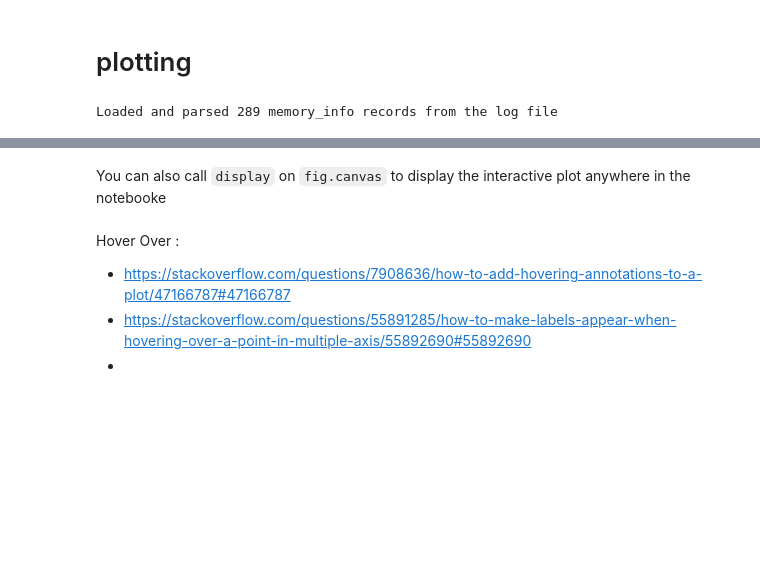
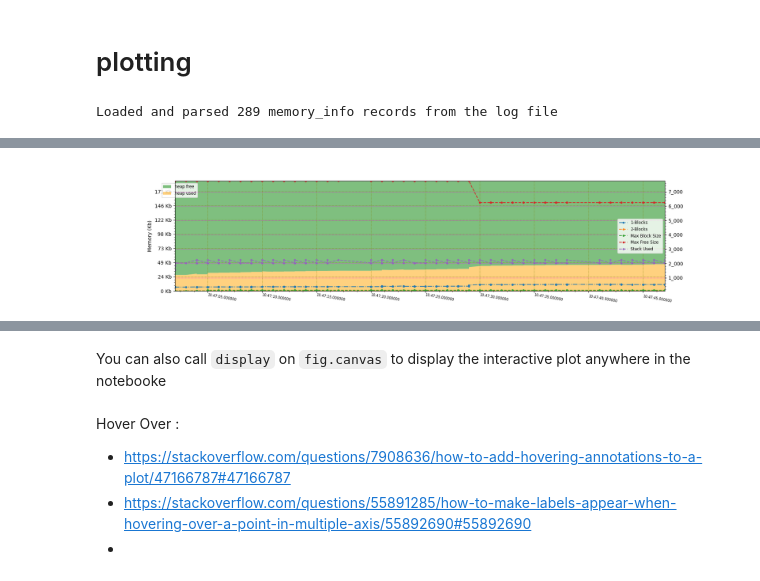
Before and after one commit to Josverl/micropython-magic, a Jupyter notebook: samples/mem_info-plot.ipynb, the cells around one changed output, grey strips where cells are left out. Drawn from its saved outputs; the diff is of its cells as text; code cells hidden in the pictures; blank space fills up the shorter version.

Commit message:
Enable time axis for memory info plot
Signed-off-by: Jos Verlinde <jos_verlinde@hotmail.com>

```diff
--- a/samples/mem_info-plot.ipynb
+++ b/samples/mem_info-plot.ipynb
@@ -190,0 +18,16 @@ plt.show(fig1)
+# %%
+# clean up previous plot - save memory
+# plt.close()
+
+fig1 = mi_list.plot(
+    free=True,
+    # stack_total=True,
+    one_blocks=True,
+    two_blocks=True,
+    max_block_size=True,
+    max_free_size=True,
+    stack_used=True,
+    size=(18, 4),
+)
+# %% [output]
+[figure, added]
```
Also changed, not shown: parts of 10 cells of this notebook, 2 other files.
